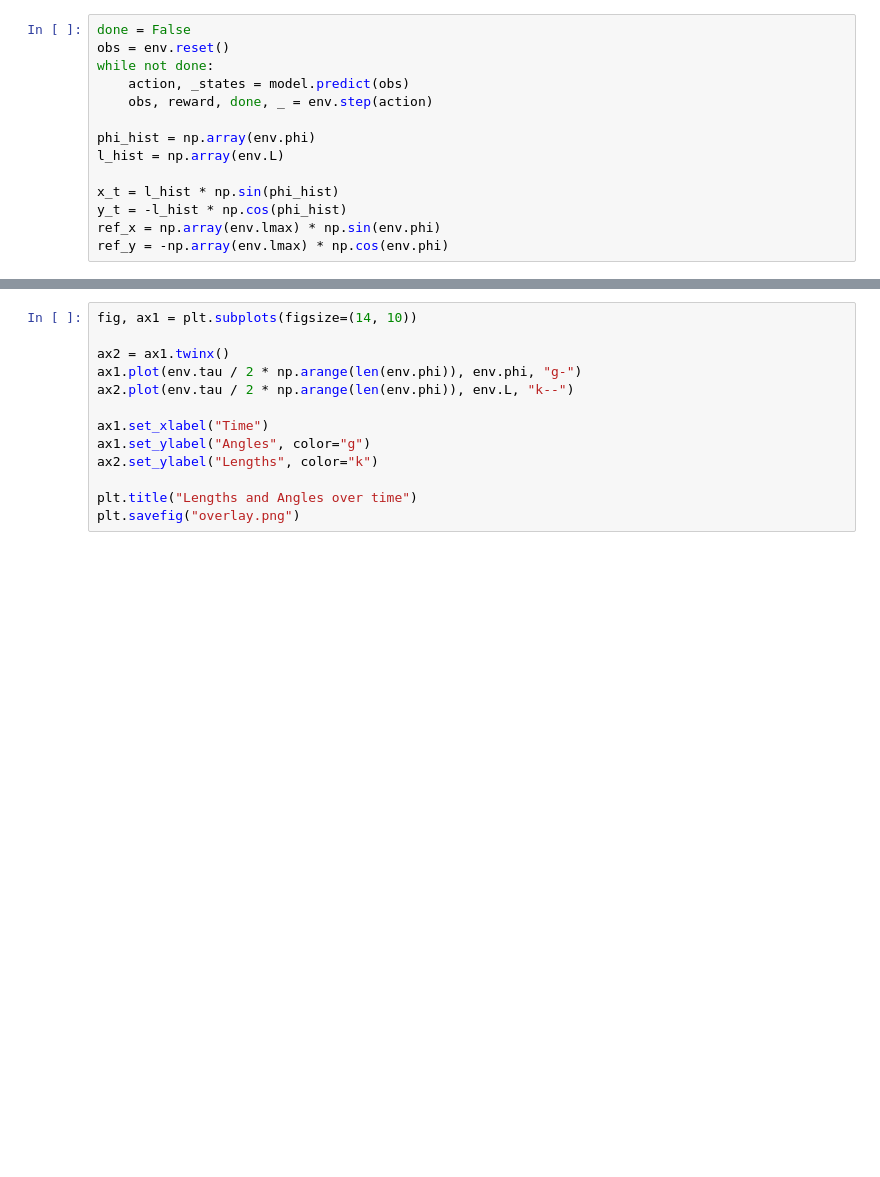
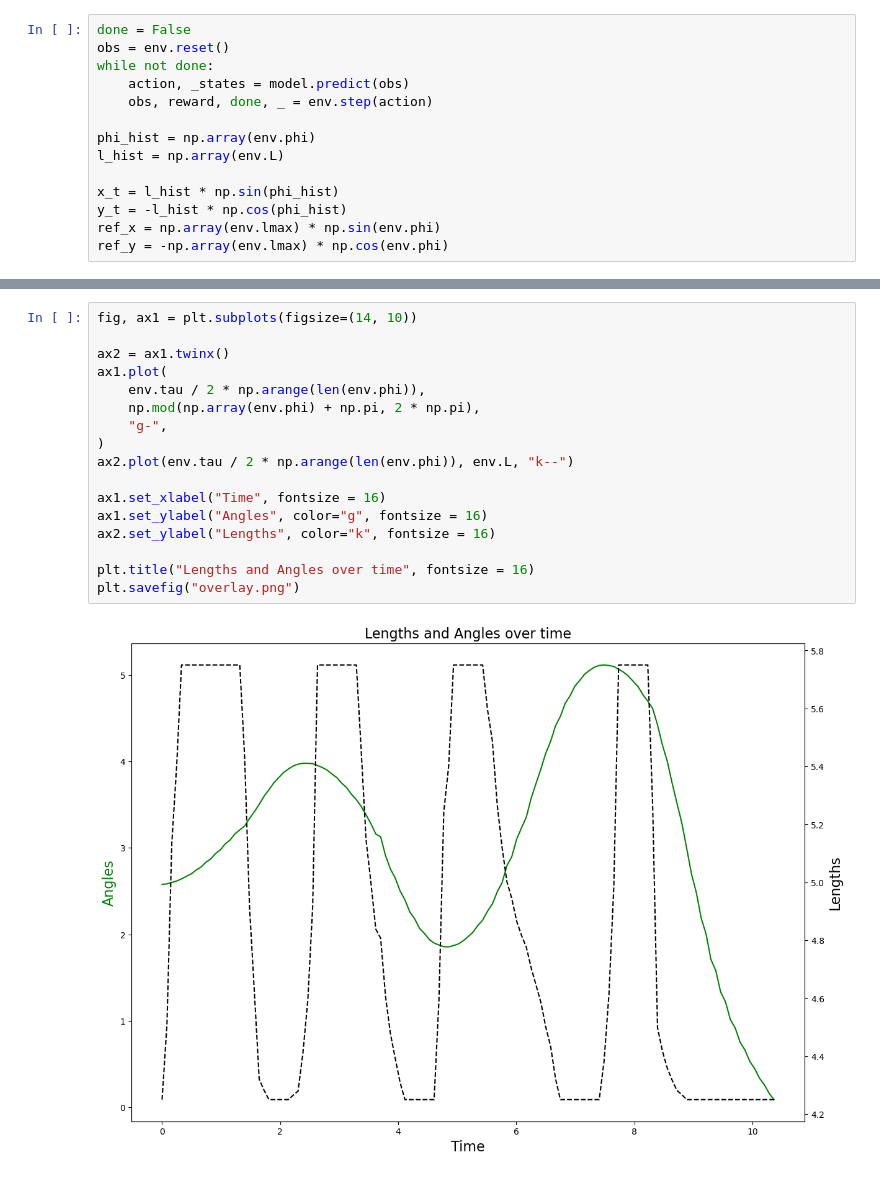
Before and after one commit to davenpi/swinging, a Jupyter notebook: code/eval_agent.ipynb, the cells around one changed output, grey strips where cells are left out. Cells and saved outputs as stored; diff of their text form; blank space fills up the shorter version.

```diff
--- a/code/eval_agent.ipynb
+++ b/code/eval_agent.ipynb
@@ -59,13 +70,19 @@ plt.show()
 # %%
 fig, ax1 = plt.subplots(figsize=(14, 10))
 
 ax2 = ax1.twinx()
-ax1.plot(env.tau / 2 * np.arange(len(env.phi)), env.phi, "g-")
+ax1.plot(
+    env.tau / 2 * np.arange(len(env.phi)),
+    np.mod(np.array(env.phi) + np.pi, 2 * np.pi),
+    "g-",
+)
 ax2.plot(env.tau / 2 * np.arange(len(env.phi)), env.L, "k--")
 
-ax1.set_xlabel("Time")
-ax1.set_ylabel("Angles", color="g")
-ax2.set_ylabel("Lengths", color="k")
+ax1.set_xlabel("Time", fontsize = 16)
+ax1.set_ylabel("Angles", color="g", fontsize = 16)
+ax2.set_ylabel("Lengths", color="k", fontsize = 16)
 
-plt.title("Lengths and Angles over time")
+plt.title("Lengths and Angles over time", fontsize = 16)
 plt.savefig("overlay.png")
+# %% [output]
+[figure, added]
```
Also changed, not shown: parts of 11 cells of this notebook, 8 other files.
